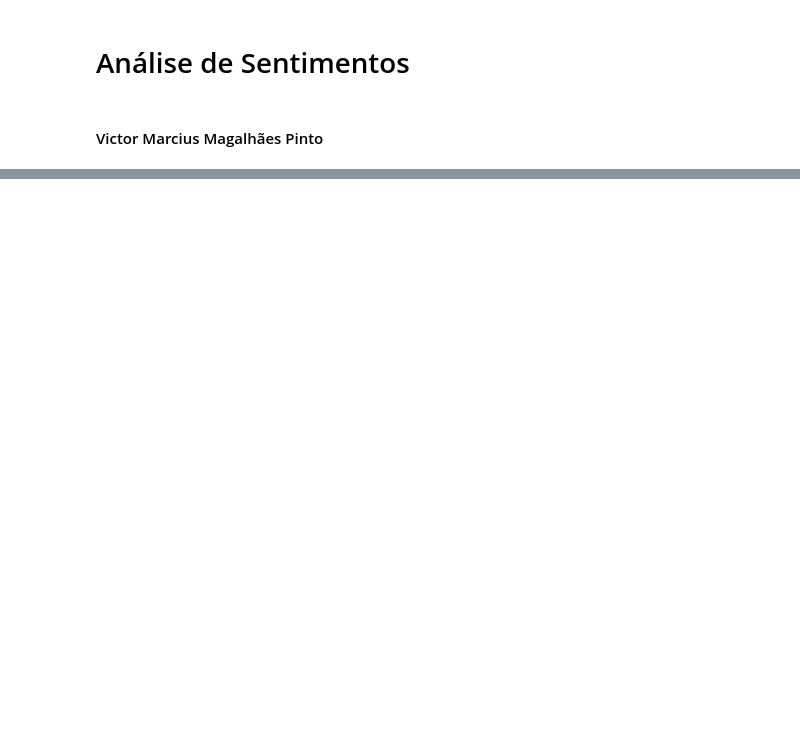
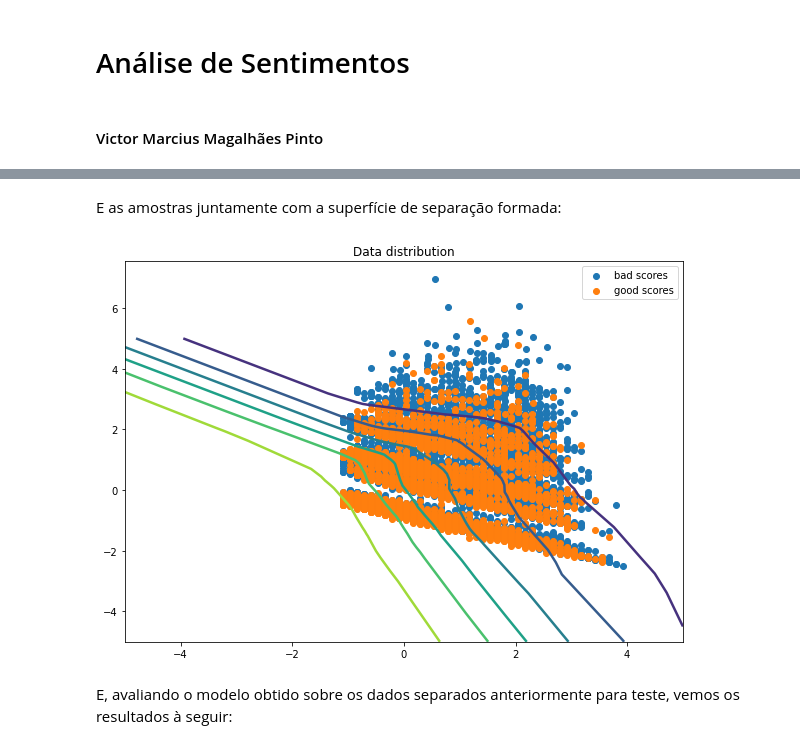
Before and after one commit to victormmp/sentiment_analyse, a Jupyter notebook: notebooks/exercicio_sentiment.ipynb, the cells around one changed output, grey strips where cells are left out. Saved outputs shown, nothing was run; the diff lists cells and outputs as text; code cells hidden in the pictures; blank space fills up the shorter version.

```diff
--- a/notebooks/exercicio_sentiment.ipynb
+++ b/notebooks/exercicio_sentiment.ipynb
@@ -34,0 +233,30 @@ with open('..\word_map.json', 'w') as fp:
+# %% [markdown]
+E as amostras juntamente com a superfície de separação formada:
+# %%
+if n_components == 2:
+    fig, ax1 = plt.subplots(figsize=(10, 7))
+    ax1.scatter(X_train[y_train == 0, 0], X_train[y_train == 0, 1], label='bad scores')
+    ax1.scatter(X_train[y_train == 1, 0], X_train[y_train == 1, 1], label='good scores')
+    lines, labels = ax1.get_legend_handles_labels()
+    ax1.legend(lines, labels, loc='best')
+    ax1.set(title='Data distribution')
+
+    x_lab = np.linspace(-5, 5, num=1000)
+    y_lab = np.linspace(-5, 5, num=1000)
+    x1, x2 = np.meshgrid(x_lab, y_lab)
+    x_grid = np.transpose(np.vstack([x1.flatten(), x2.flatten()]))
+
+    with torch.no_grad():
+        x_grid_torch = torch.from_numpy(x_grid).float().to(device)
+        pred = model(x_grid_torch)
+        z = pred.squeeze().cpu().numpy()
+    z = z.reshape([1000, 1000])
+    ax1.contour(x1, x2, z, linewidths=(2.5,))
+
+    plt.show()
+
+    del pred
+# %% [output]
+[figure, added]
+# %% [markdown]
+E, avaliando o modelo obtido sobre os dados separados anteriormente para teste, vemos os resultados à seguir:
```
Also changed, not shown: parts of 42 cells of this notebook, 4 other files.
